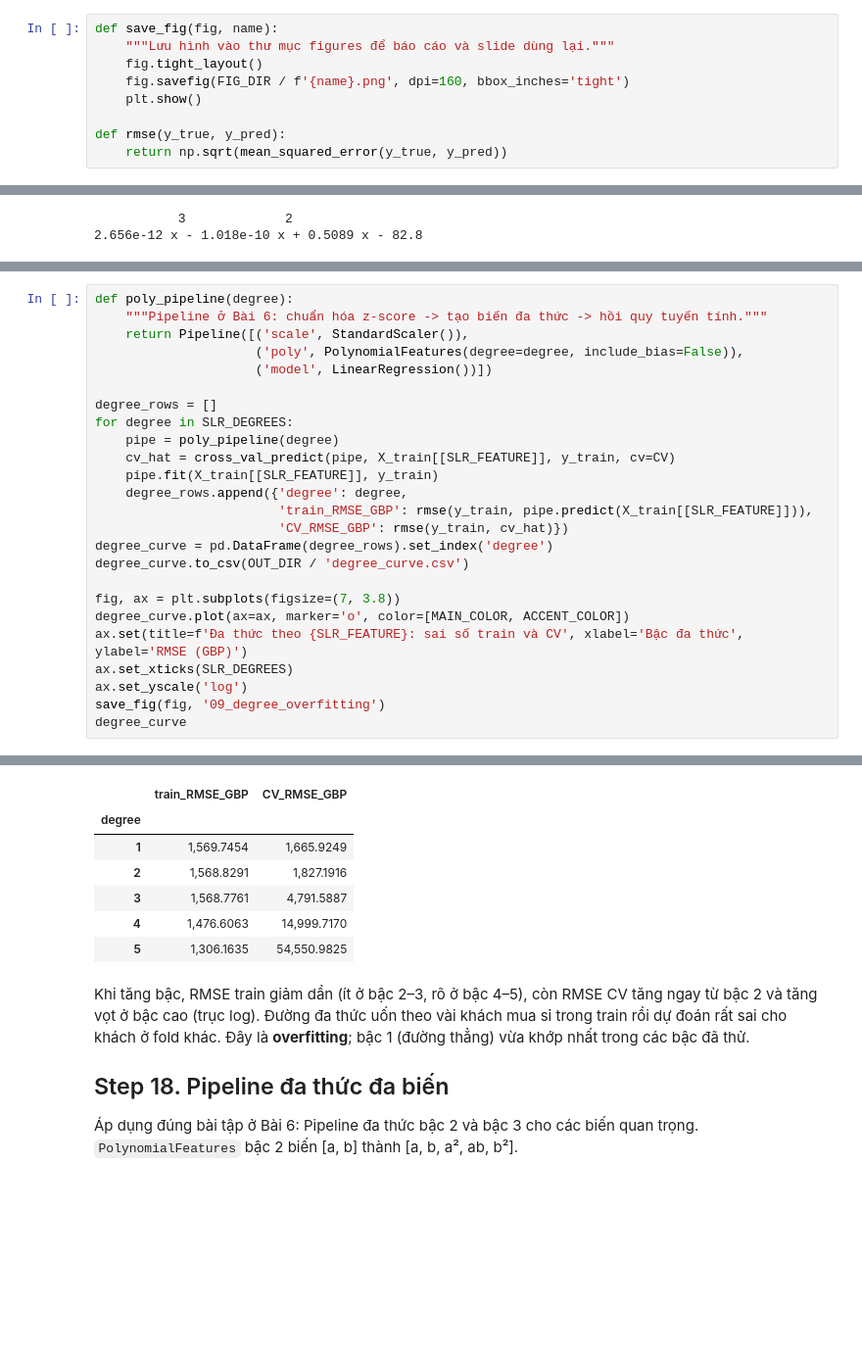
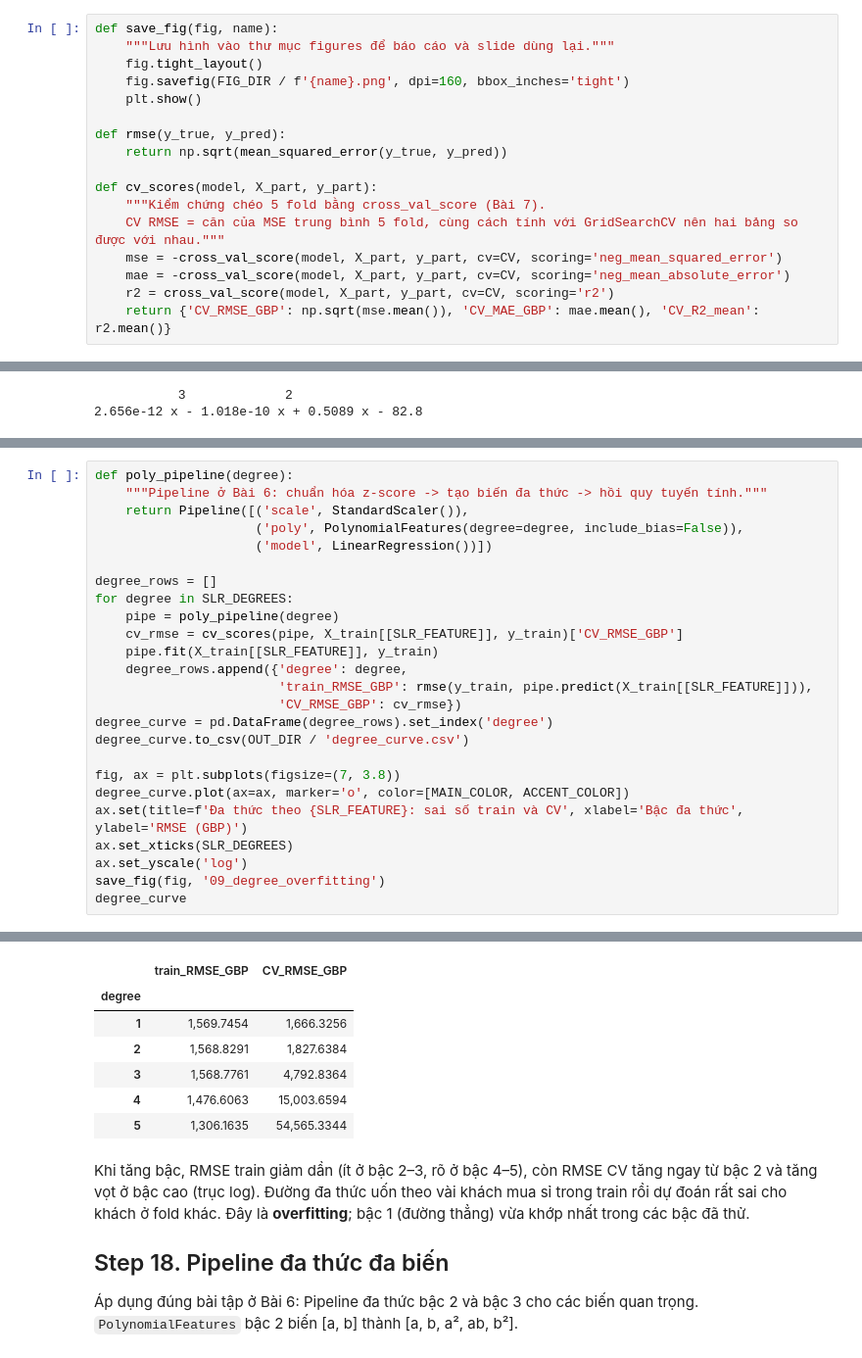
Before and after one commit to Trunguit1122/ecomanalysis, a Jupyter notebook: predict/NhomXX_Du_doan.ipynb, the cells around one changed output, grey strips where cells are left out. Shown at 98% size. Saved outputs shown, nothing was run; the diff lists cells and outputs as text; blank space fills up the shorter version.

```diff
--- a/predict/NhomXX_Du_doan.ipynb
+++ b/predict/NhomXX_Du_doan.ipynb
@@ -81,6 +81,14 @@ def save_fig(fig, name):
 
 def rmse(y_true, y_pred):
     return np.sqrt(mean_squared_error(y_true, y_pred))
+
+def cv_scores(model, X_part, y_part):
+    """Kiểm chứng chéo 5 fold bằng cross_val_score (Bài 7).
+    CV RMSE = căn của MSE trung bình 5 fold, cùng cách tính với GridSearchCV nên hai bảng so được với nhau."""
+    mse = -cross_val_score(model, X_part, y_part, cv=CV, scoring='neg_mean_squared_error')
+    mae = -cross_val_score(model, X_part, y_part, cv=CV, scoring='neg_mean_absolute_error')
+    r2 = cross_val_score(model, X_part, y_part, cv=CV, scoring='r2')
+    return {'CV_RMSE_GBP': np.sqrt(mse.mean()), 'CV_MAE_GBP': mae.mean(), 'CV_R2_mean': r2.mean()}
 # %% [markdown]
 ## Nạp dữ liệu và chia train/test
 # %%
@@ -204,37 +212,37 @@ CV chỉ dùng tập train: mỗi fold lần lượt làm phần kiểm tra, mô
 # %%
 def poly_pipeline(degree):
     """Pipeline ở Bài 6: chuẩn hóa z-score -> tạo biến đa thức -> hồi quy tuyến tính."""
     return Pipeline([('scale', StandardScaler()),
                      ('poly', PolynomialFeatures(degree=degree, include_bias=False)),
                      ('model', LinearRegression())])
 
 degree_rows = []
 for degree in SLR_DEGREES:
     pipe = poly_pipeline(degree)
-    cv_hat = cross_val_predict(pipe, X_train[[SLR_FEATURE]], y_train, cv=CV)
+    cv_rmse = cv_scores(pipe, X_train[[SLR_FEATURE]], y_train)['CV_RMSE_GBP']
     pipe.fit(X_train[[SLR_FEATURE]], y_train)
     degree_rows.append({'degree': degree,
                         'train_RMSE_GBP': rmse(y_train, pipe.predict(X_train[[SLR_FEATURE]])),
-                        'CV_RMSE_GBP': rmse(y_train, cv_hat)})
+                        'CV_RMSE_GBP': cv_rmse})
 degree_curve = pd.DataFrame(degree_rows).set_index('degree')
 degree_curve.to_csv(OUT_DIR / 'degree_curve.csv')
 
 fig, ax = plt.subplots(figsize=(7, 3.8))
 degree_curve.plot(ax=ax, marker='o', color=[MAIN_COLOR, ACCENT_COLOR])
 ax.set(title=f'Đa thức theo {SLR_FEATURE}: sai số train và CV', xlabel='Bậc đa thức', ylabel='RMSE (GBP)')
 ax.set_xticks(SLR_DEGREES)
 ax.set_yscale('log')
 save_fig(fig, '09_degree_overfitting')
 degree_curve
 # %% [output]
 [figure]
 |  | train_RMSE_GBP | CV_RMSE_GBP |
 | degree |  |  |
-| 1 | 1,569.7454 | 1,665.9249 |
-| 2 | 1,568.8291 | 1,827.1916 |
-| 3 | 1,568.7761 | 4,791.5887 |
-| 4 | 1,476.6063 | 14,999.7170 |
-| 5 | 1,306.1635 | 54,550.9825 |
+| 1 | 1,569.7454 | 1,666.3256 |
+| 2 | 1,568.8291 | 1,827.6384 |
+| 3 | 1,568.7761 | 4,792.8364 |
+| 4 | 1,476.6063 | 15,003.6594 |
+| 5 | 1,306.1635 | 54,565.3344 |
 # %% [markdown]
 Khi tăng bậc, RMSE train giảm dần (ít ở bậc 2–3, rõ ở bậc 4–5), còn RMSE CV tăng ngay từ bậc 2 và tăng vọt ở bậc cao (trục log). Đường đa thức uốn theo vài khách mua sỉ trong train rồi dự đoán rất sai cho khách ở fold khác. Đây là **overfitting**; bậc 1 (đường thẳng) vừa khớp nhất trong các bậc đã thử.
 
```
Also changed, not shown: parts of 8 cells of this notebook, 1 other file.
